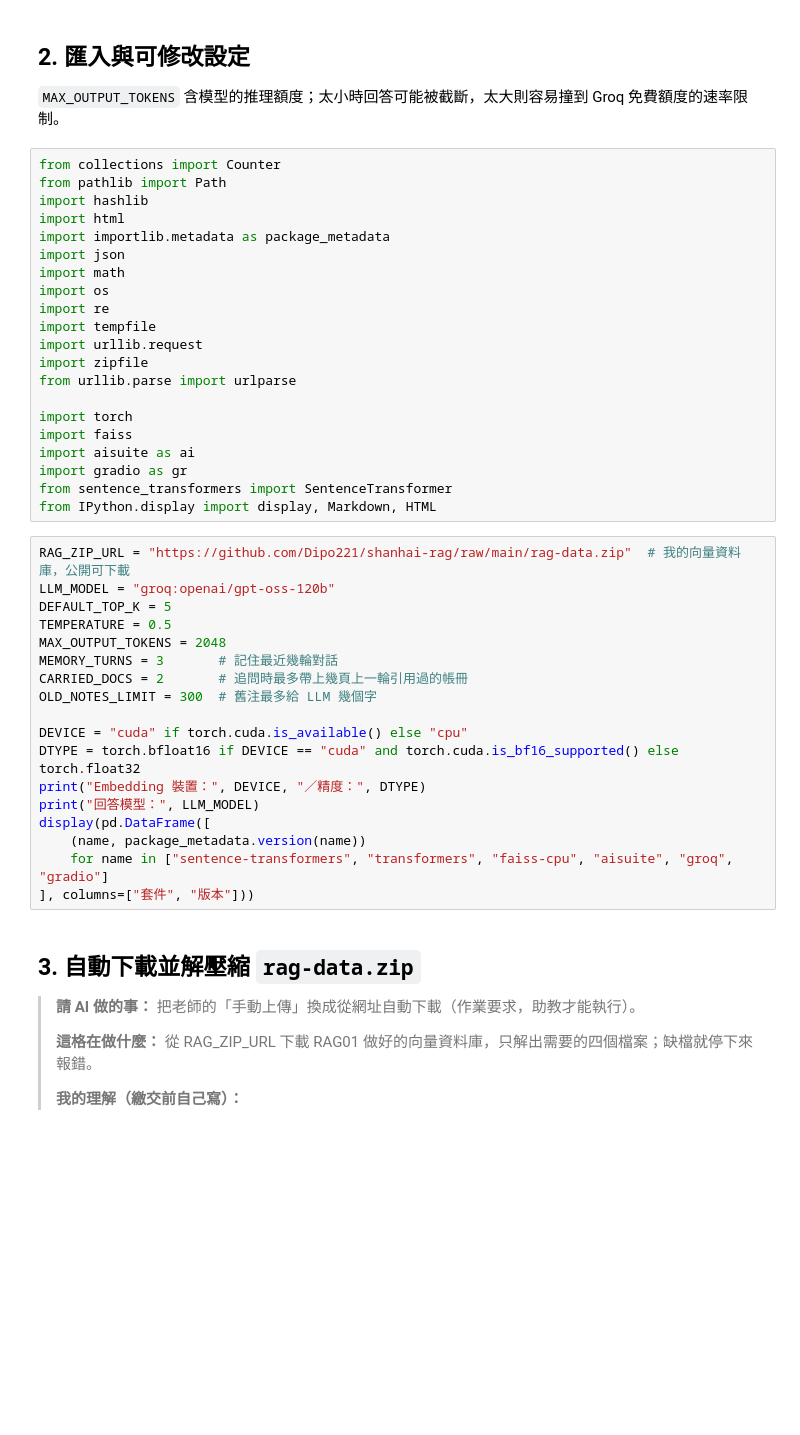
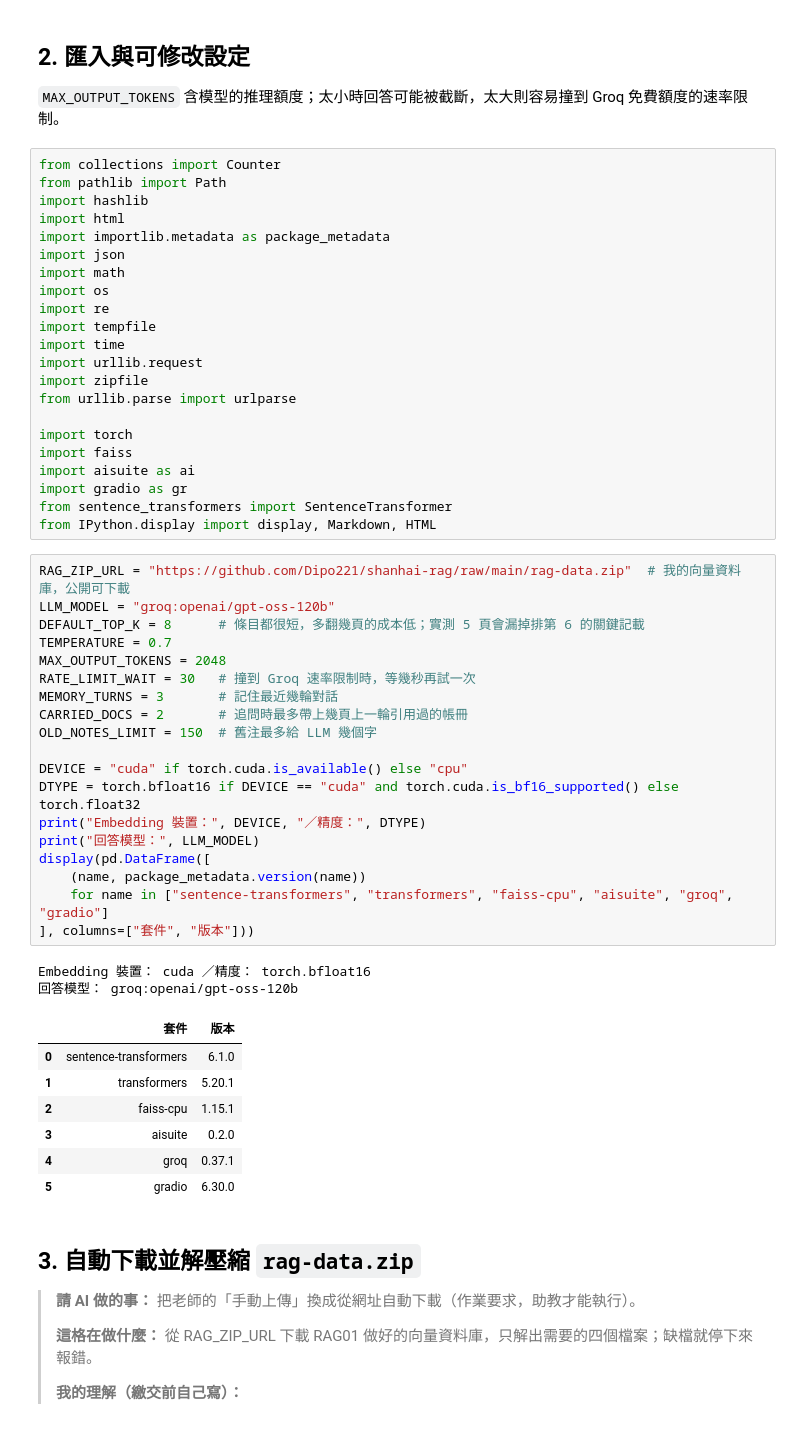
Before and after one commit to Dipo221/shanhai-rag, a Jupyter notebook: RAG02_shanhai_chatbot.ipynb, the cells around one changed output. Saved outputs shown, nothing was run; the diff lists cells and outputs as text; blank space fills up the shorter version.

```diff
--- a/RAG02_shanhai_chatbot.ipynb
+++ b/RAG02_shanhai_chatbot.ipynb
@@ -58,6 +59,7 @@ import math
 import os
 import re
 import tempfile
+import time
 import urllib.request
 import zipfile
 from urllib.parse import urlparse
@@ -71,21 +73,32 @@ from IPython.display import display, Markdown, HTML
 # %%
 RAG_ZIP_URL = "https://github.com/Dipo221/shanhai-rag/raw/main/rag-data.zip"  # 我的向量資料庫，公開可下載
 LLM_MODEL = "groq:openai/gpt-oss-120b"
-DEFAULT_TOP_K = 5
-TEMPERATURE = 0.5
+DEFAULT_TOP_K = 8      # 條目都很短，多翻幾頁的成本低；實測 5 頁會漏掉排第 6 的關鍵記載
+TEMPERATURE = 0.7
 MAX_OUTPUT_TOKENS = 2048
+RATE_LIMIT_WAIT = 30   # 撞到 Groq 速率限制時，等幾秒再試一次
 MEMORY_TURNS = 3       # 記住最近幾輪對話
 CARRIED_DOCS = 2       # 追問時最多帶上幾頁上一輪引用過的帳冊
-OLD_NOTES_LIMIT = 300  # 舊注最多給 LLM 幾個字
+OLD_NOTES_LIMIT = 150  # 舊注最多給 LLM 幾個字
 
 DEVICE = "cuda" if torch.cuda.is_available() else "cpu"
 DTYPE = torch.bfloat16 if DEVICE == "cuda" and torch.cuda.is_bf16_supported() else torch.float32
 print("Embedding 裝置：", DEVICE, "／精度：", DTYPE)
 print("回答模型：", LLM_MODEL)
 display(pd.DataFrame([
     (name, package_metadata.version(name))
     for name in ["sentence-transformers", "transformers", "faiss-cpu", "aisuite", "groq", "gradio"]
 ], columns=["套件", "版本"]))
+# %% [output]
+Embedding 裝置： cuda ／精度： torch.bfloat16
+回答模型： groq:openai/gpt-oss-120b
+|  | 套件 | 版本 |
+| 0 | sentence-transformers | 6.1.0 |
+| 1 | transformers | 5.20.1 |
+| 2 | faiss-cpu | 1.15.1 |
+| 3 | aisuite | 0.2.0 |
+| 4 | groq | 0.37.1 |
+| 5 | gradio | 6.30.0 |
 # %% [markdown]
 ## 3. 自動下載並解壓縮 `rag-data.zip`
 
```
Also changed, not shown: parts of 16 cells of this notebook.
